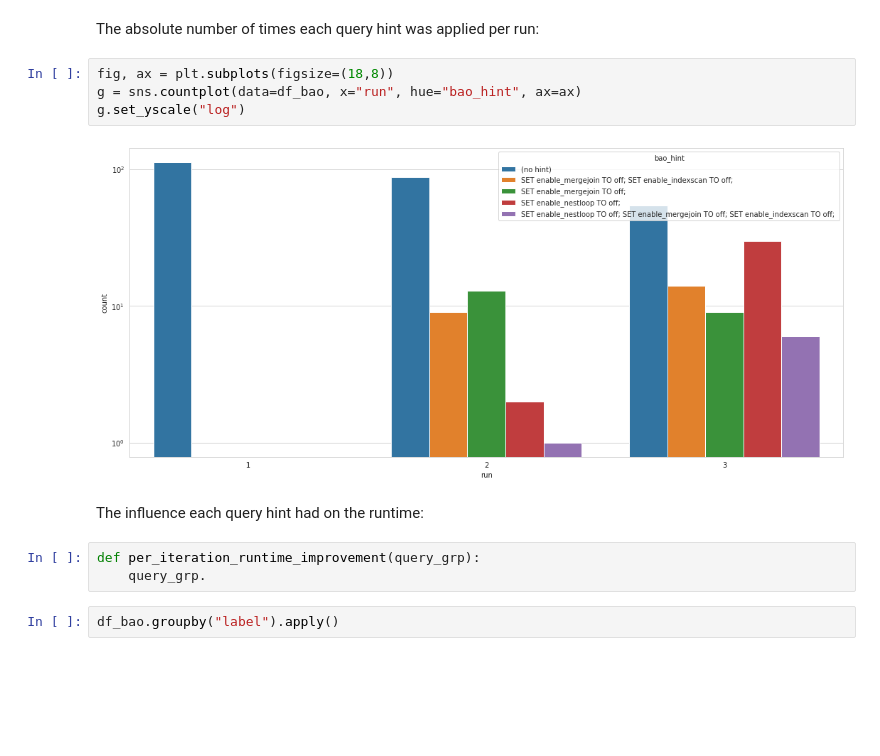
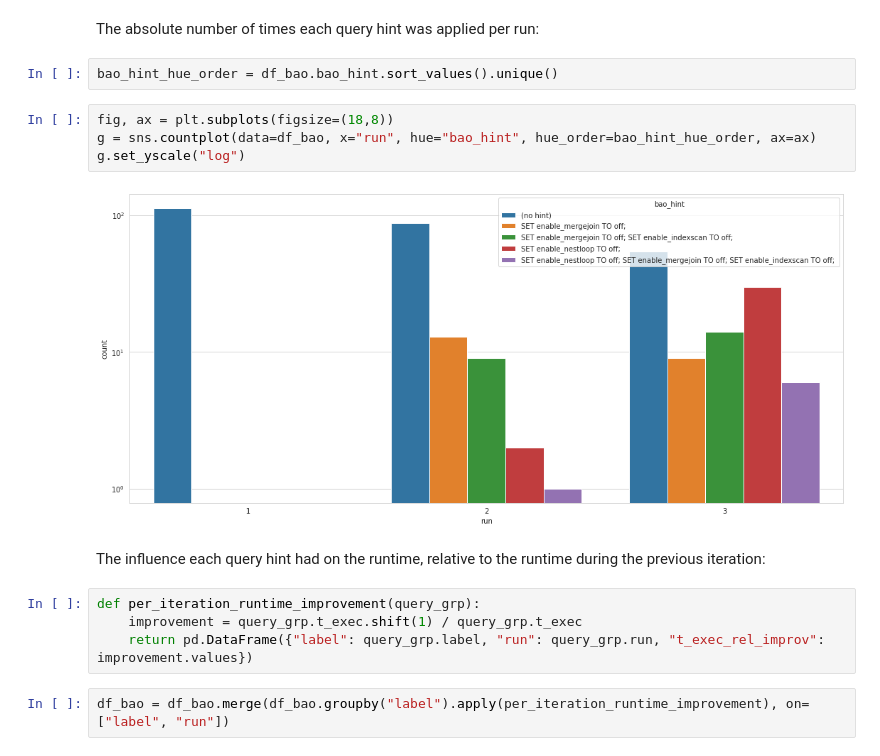
Before and after one commit to rbergm/aft, a Jupyter notebook: pg-bao/Workload Evaluation.ipynb, the cells around one changed output. Saved outputs shown, nothing was run; the diff lists cells and outputs as text; blank space fills up the shorter version.

Commit message:
Complete analysis of relative runtime improvement for pg-bao

```diff
--- a/pg-bao/Workload Evaluation.ipynb
+++ b/pg-bao/Workload Evaluation.ipynb
@@ -205,16 +205,19 @@ g.set_yscale("log")
 df_bao["bao_hint"] = df_bao.plan.apply(unwrap_bao_hint)
 # %% [markdown]
 The absolute number of times each query hint was applied per run:
+# %%
+bao_hint_hue_order = df_bao.bao_hint.sort_values().unique()
 # %%
 fig, ax = plt.subplots(figsize=(18,8))
-g = sns.countplot(data=df_bao, x="run", hue="bao_hint", ax=ax)
+g = sns.countplot(data=df_bao, x="run", hue="bao_hint", hue_order=bao_hint_hue_order, ax=ax)
 g.set_yscale("log")
 # %% [output]
-[figure, old version]
+[figure, new version]
 # %% [markdown]
-The influence each query hint had on the runtime:
+The influence each query hint had on the runtime, relative to the runtime during the previous iteration:
-# %%
-def per_iteration_runtime_improvement(query_grp):
-    query_grp.
+# %%
+def per_iteration_runtime_improvement(query_grp):
+    improvement = query_grp.t_exec.shift(1) / query_grp.t_exec
+    return pd.DataFrame({"label": query_grp.label, "run": query_grp.run, "t_exec_rel_improv": improvement.values})
 # %%
-df_bao.groupby("label").apply()
+df_bao = df_bao.merge(df_bao.groupby("label").apply(per_iteration_runtime_improvement), on=["label", "run"])
```
Also changed, not shown: parts of 3 cells of this notebook.
